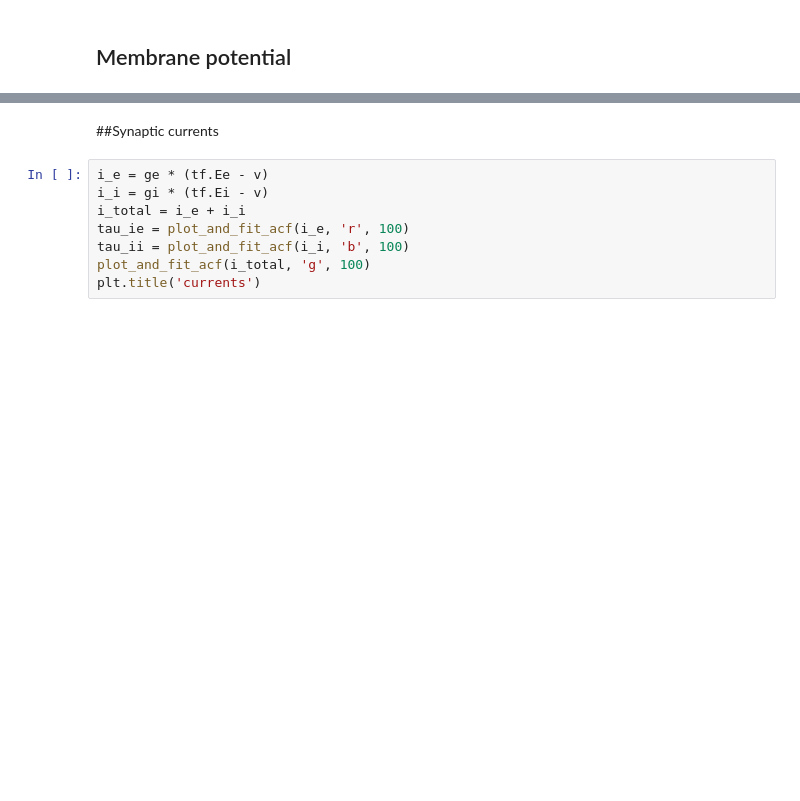
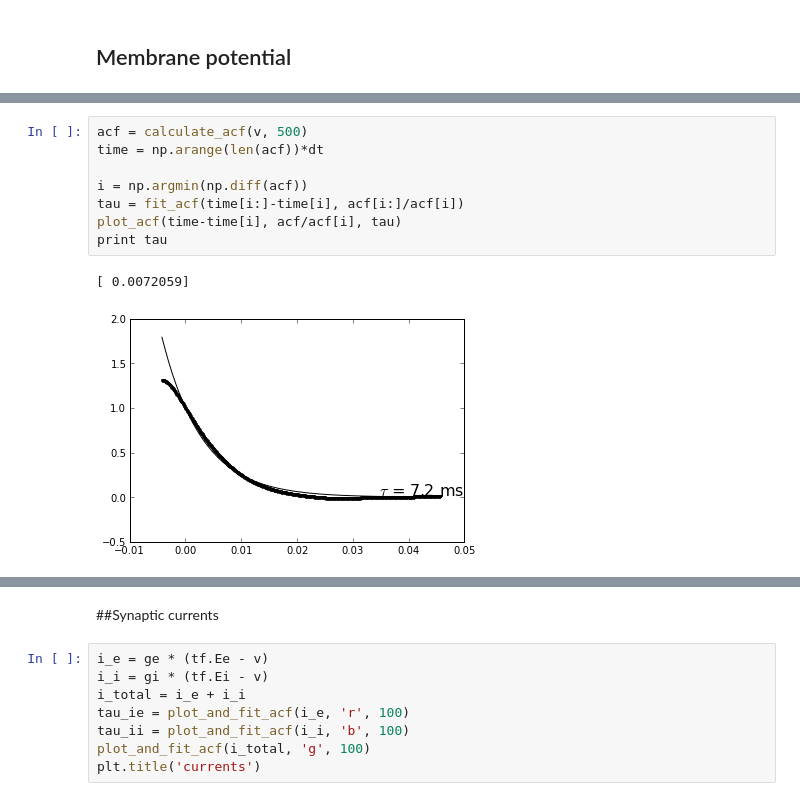
Before and after one commit to yzerlaut/transfer_functions, a Jupyter notebook: synaptic_current_acf.ipynb, the cells around one changed output, grey strips where cells are left out. Saved outputs shown, nothing was run; the diff lists cells and outputs as text; blank space fills up the shorter version.

```diff
--- a/synaptic_current_acf.ipynb
+++ b/synaptic_current_acf.ipynb
@@ -65,0 +91,11 @@ plt.title('membrane potential')
+# %%
+acf = calculate_acf(v, 500)
+time = np.arange(len(acf))*dt
+
+i = np.argmin(np.diff(acf))
+tau = fit_acf(time[i:]-time[i], acf[i:]/acf[i])
+plot_acf(time-time[i], acf/acf[i], tau)
+print tau
+# %% [output]
+[ 0.0072059]
+[figure, added]
```
Also changed, not shown: parts of 10 cells of this notebook.
